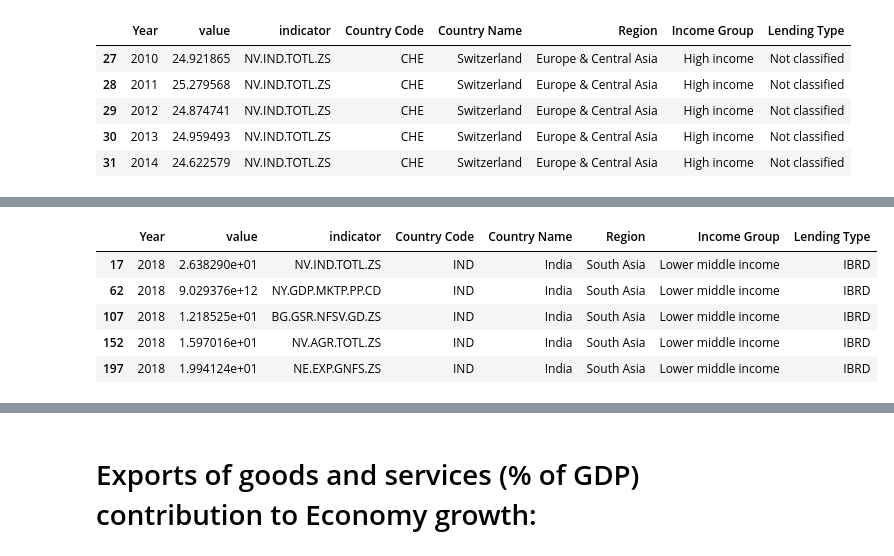
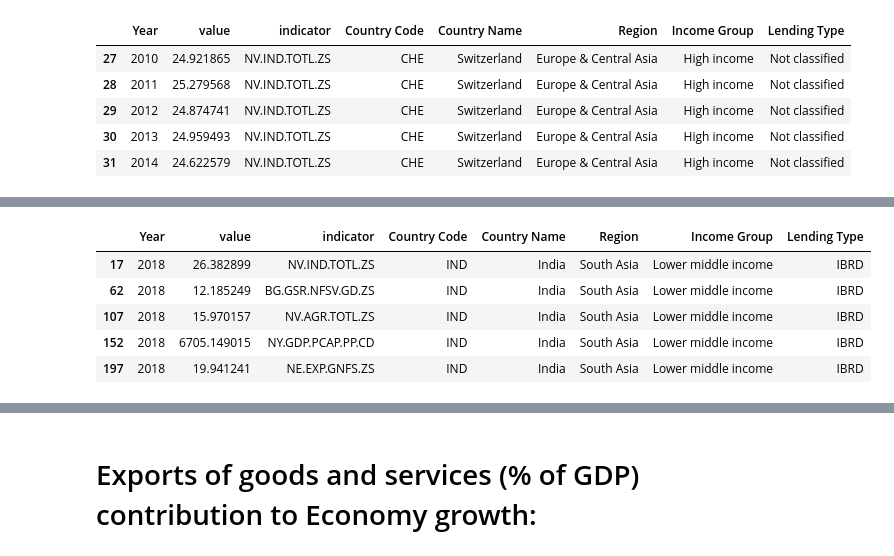
Before and after one commit to DATA-690-FALL-2021/data690_rakesh, a Jupyter notebook: Individual project part-B/Individual_Project_Part_B.ipynb, the cells around one changed output, grey strips where cells are left out. Saved outputs shown, nothing was run; the diff lists cells and outputs as text; code cells hidden in the pictures.

```diff
--- a/Individual project part-B/Individual_Project_Part_B.ipynb
+++ b/Individual project part-B/Individual_Project_Part_B.ipynb
@@ -118,13 +118,13 @@ df_2018.sample(10)
 # %%
-df_2018 = df_2018.query("indicator in ['NE.EXP.GNFS.ZS','NV.IND.MANF.ZS','NV.IND.TOTL.ZS','BG.GSR.NFSV.GD.ZS','NV.AGR.TOTL.ZS','NY.GDP.MKTP.PP.CD']"	)
+df_2018 = df_2018.query("indicator in ['NE.EXP.GNFS.ZS','NV.IND.MANF.ZS','NV.IND.TOTL.ZS','BG.GSR.NFSV.GD.ZS','NV.AGR.TOTL.ZS','NY.GDP.PCAP.PP.CD']"	)
 df_2018.head()
 # %% [output]
 |  | Year | value | indicator | Country Code | Country Name | Region | Income Group | Lending Type |
-| 17 | 2018 | 2.638290e+01 | NV.IND.TOTL.ZS | IND | India | South Asia | Lower middle income | IBRD |
-| 62 | 2018 | 9.029376e+12 | NY.GDP.MKTP.PP.CD | IND | India | South Asia | Lower middle income | IBRD |
-| 107 | 2018 | 1.218525e+01 | BG.GSR.NFSV.GD.ZS | IND | India | South Asia | Lower middle income | IBRD |
-| 152 | 2018 | 1.597016e+01 | NV.AGR.TOTL.ZS | IND | India | South Asia | Lower middle income | IBRD |
-| 197 | 2018 | 1.994124e+01 | NE.EXP.GNFS.ZS | IND | India | South Asia | Lower middle income | IBRD |
+| 17 | 2018 | 26.382899 | NV.IND.TOTL.ZS | IND | India | South Asia | Lower middle income | IBRD |
+| 62 | 2018 | 12.185249 | BG.GSR.NFSV.GD.ZS | IND | India | South Asia | Lower middle income | IBRD |
+| 107 | 2018 | 15.970157 | NV.AGR.TOTL.ZS | IND | India | South Asia | Lower middle income | IBRD |
+| 152 | 2018 | 6705.149015 | NY.GDP.PCAP.PP.CD | IND | India | South Asia | Lower middle income | IBRD |
+| 197 | 2018 | 19.941241 | NE.EXP.GNFS.ZS | IND | India | South Asia | Lower middle income | IBRD |
 # %%
 df_pivot = df_2018.pivot(index =['Country Code','Country Name','Region','Income Group','Lending Type','Year'], columns='indicator', values='value').reset_index()
 df_pivot.head()
```
Also changed, not shown: parts of 8 cells of this notebook.
